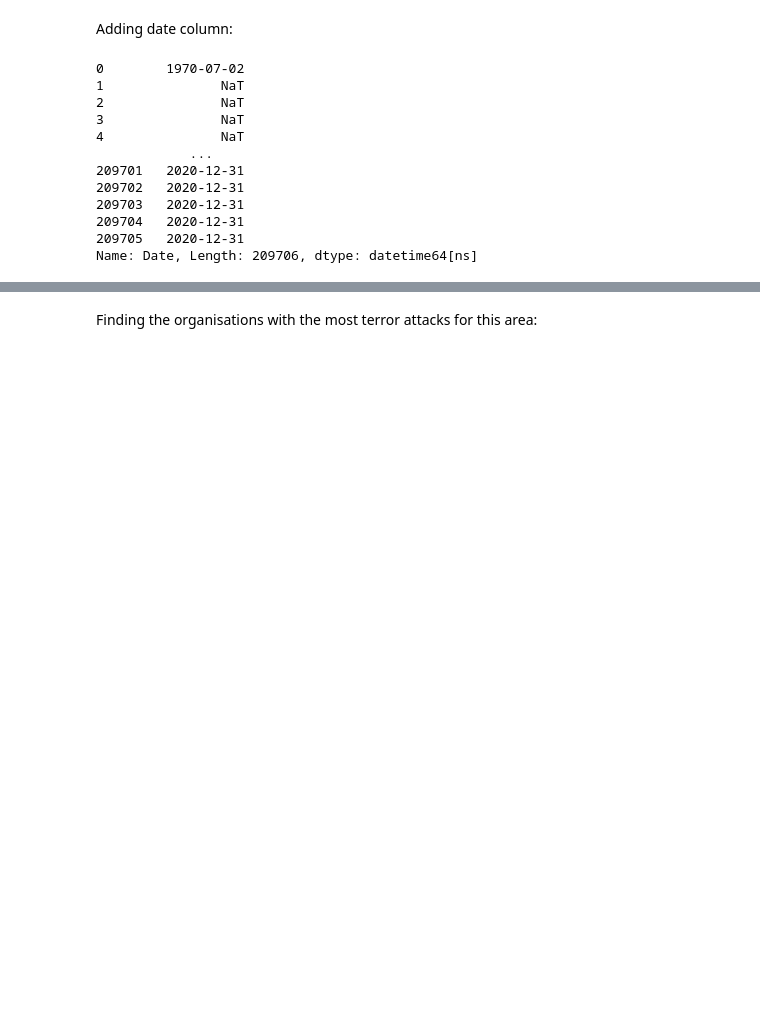
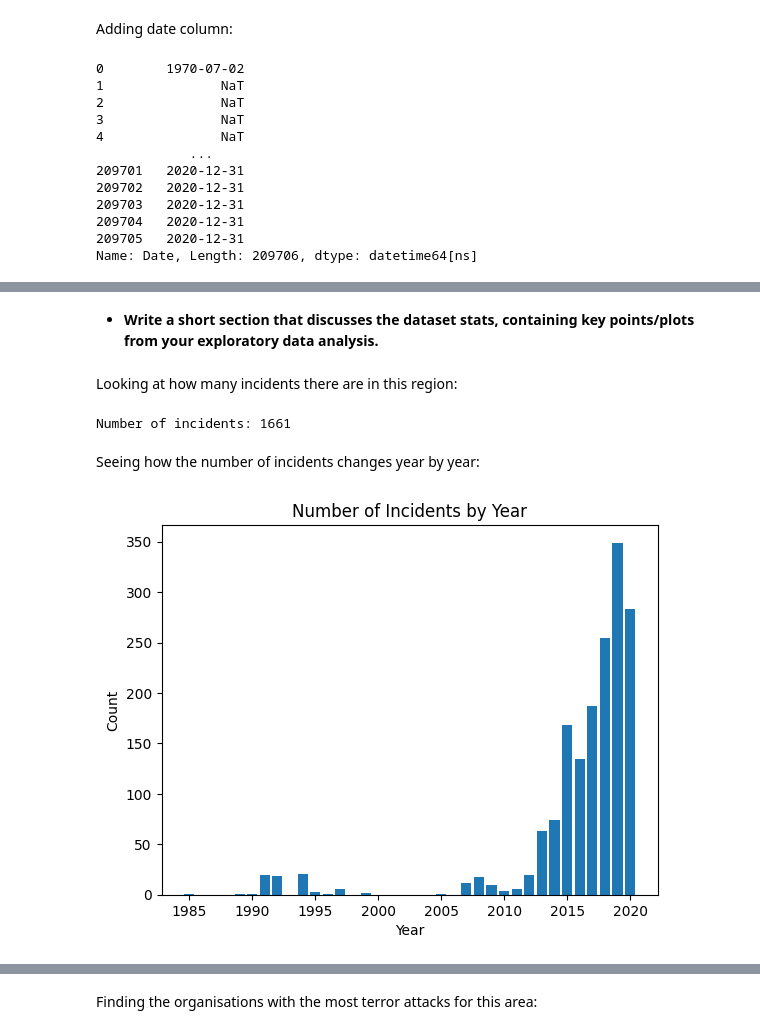
Before and after one commit to maxstalzer/maxstalzer.github.io, a Jupyter notebook: SahelNotebook.ipynb, the cells around one changed output, grey strips where cells are left out. Saved outputs shown, nothing was run; the diff lists cells and outputs as text; code cells hidden in the pictures; blank space fills up the shorter version.

```diff
--- a/SahelNotebook.ipynb
+++ b/SahelNotebook.ipynb
@@ -130,0 +68,24 @@ fig.show()
+# %% [markdown]
+* **Write a short section that discusses the dataset stats, containing key points/plots from your exploratory data analysis.**
+# %% [markdown]
+Looking at how many incidents there are in this region:
+# %%
+print("Number of incidents: {}".format(len(Sahel)))
+# %% [output]
+Number of incidents: 1661
+# %% [markdown]
+Seeing how the number of incidents changes year by year:
+# %%
+import matplotlib.pyplot as plt
+
+# Grouping by year
+yearsCount = Sahel.groupby(Sahel['Date'].dt.year).size()
+
+# Making bar plot
+plt.bar(yearsCount.index, yearsCount.values)
+plt.xlabel('Year')
+plt.ylabel('Count')
+plt.title('Number of Incidents by Year')
+plt.show()
+# %% [output]
+[figure, added]
```
Also changed, not shown: parts of 35 cells of this notebook, 1 other file.
